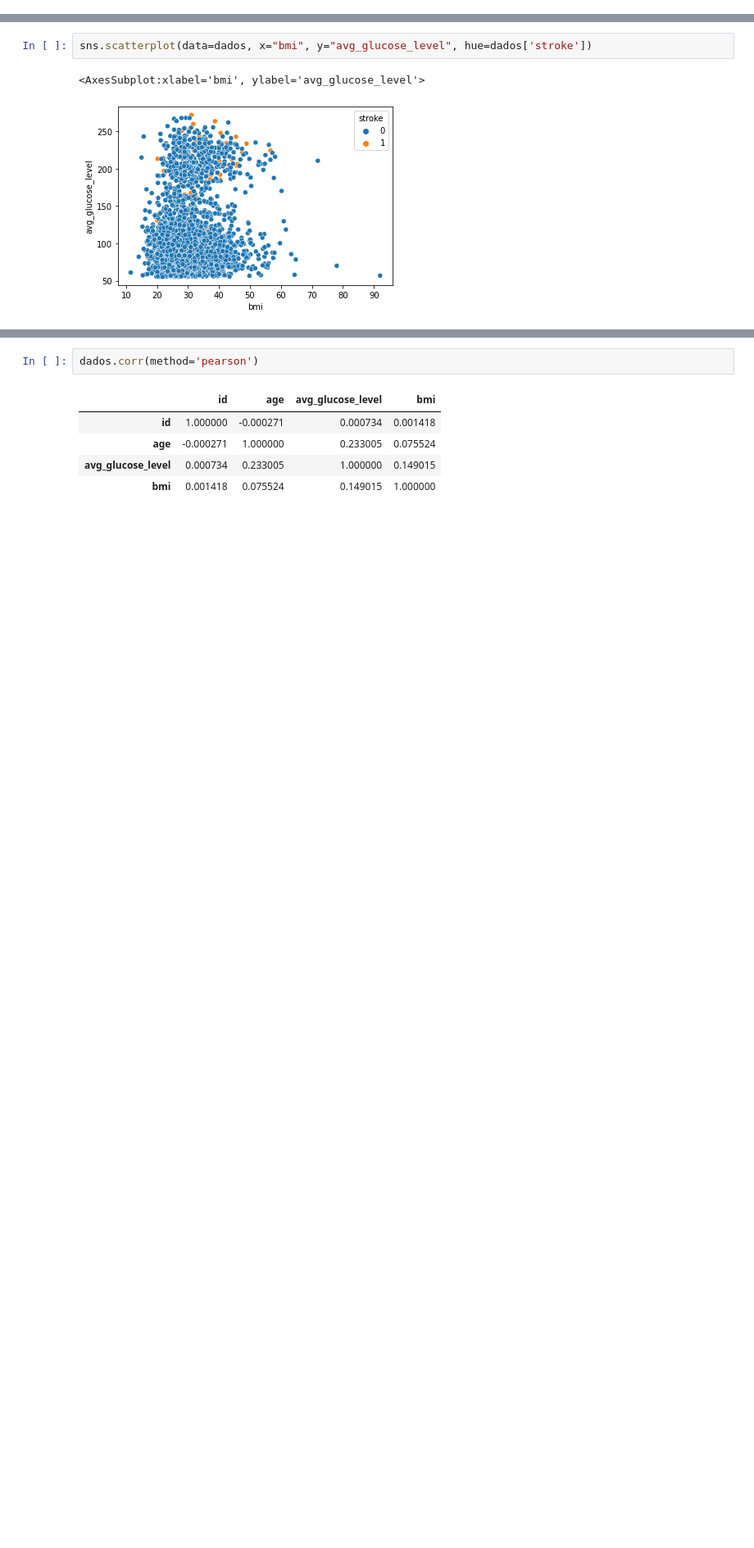
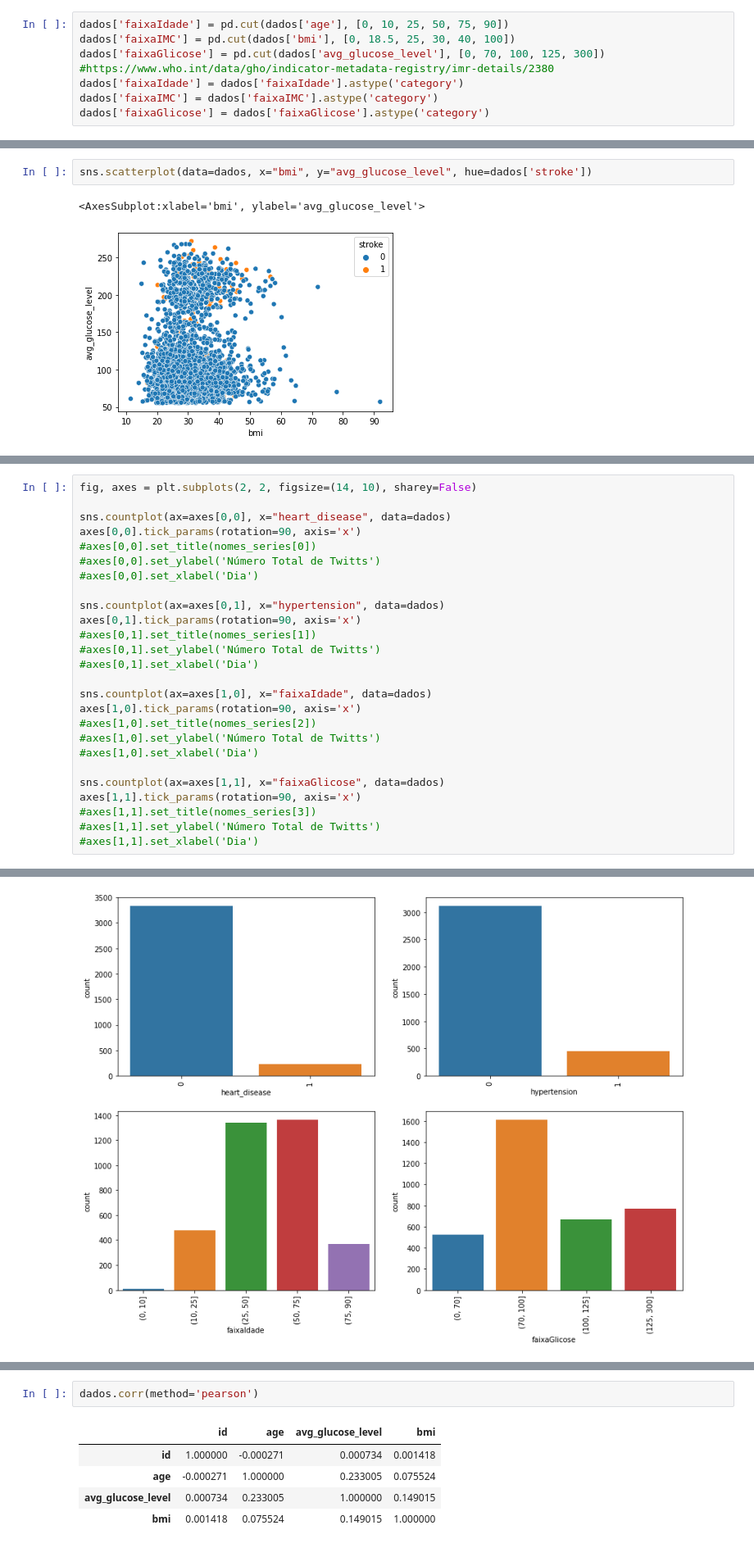
Before and after one commit to mariamaOlive/estatistica-residencia, a Jupyter notebook: projetoEstatisticaDescritiva.ipynb, the cells around one changed output, grey strips where cells are left out. Shown: that part at 82% size. Drawn from its saved outputs; the diff is of its cells as text; blank space fills up the shorter version.

```diff
--- a/projetoEstatisticaDescritiva.ipynb
+++ b/projetoEstatisticaDescritiva.ipynb
@@ -174,3 +179,11 @@ dados = dados[dados['gender']!="Other"]
+# %%
+dados['faixaIdade'] = pd.cut(dados['age'], [0, 10, 25, 50, 75, 90])
+dados['faixaIMC'] = pd.cut(dados['bmi'], [0, 18.5, 25, 30, 40, 100])
+dados['faixaGlicose'] = pd.cut(dados['avg_glucose_level'], [0, 70, 100, 125, 300])
+#https://www.who.int/data/gho/indicator-metadata-registry/imr-details/2380
+dados['faixaIdade'] = dados['faixaIdade'].astype('category')
+dados['faixaIMC'] = dados['faixaIMC'].astype('category')
+dados['faixaGlicose'] = dados['faixaGlicose'].astype('category')
 # %% [markdown]
 # Análise
 # %% [markdown]
@@ -222,0 +245,27 @@ sns.scatterplot(data=dados, x="bmi", y="avg_glucose_level", hue=dados['stroke'])
+# %%
+fig, axes = plt.subplots(2, 2, figsize=(14, 10), sharey=False)
+
+sns.countplot(ax=axes[0,0], x="heart_disease", data=dados)
+axes[0,0].tick_params(rotation=90, axis='x')
+#axes[0,0].set_title(nomes_series[0])
+#axes[0,0].set_ylabel('Número Total de Twitts')
+#axes[0,0].set_xlabel('Dia')
+
+sns.countplot(ax=axes[0,1], x="hypertension", data=dados)
+axes[0,1].tick_params(rotation=90, axis='x')
+#axes[0,1].set_title(nomes_series[1])
+#axes[0,1].set_ylabel('Número Total de Twitts')
+#axes[0,1].set_xlabel('Dia')
+
+sns.countplot(ax=axes[1,0], x="faixaIdade", data=dados)
+axes[1,0].tick_params(rotation=90, axis='x')
+#axes[1,0].set_title(nomes_series[2])
+#axes[1,0].set_ylabel('Número Total de Twitts')
+#axes[1,0].set_xlabel('Dia')
+
+sns.countplot(ax=axes[1,1], x="faixaGlicose", data=dados)
+axes[1,1].tick_params(rotation=90, axis='x')
+#axes[1,1].set_title(nomes_series[3])
+#axes[1,1].set_ylabel('Número Total de Twitts')
+#axes[1,1].set_xlabel('Dia')
+# %% [output]
@@ -222,0 +276 @@ sns.scatterplot(data=dados, x="bmi", y="avg_glucose_level", hue=dados['stroke'])
+[figure, added]
```
Also changed, not shown: parts of 10 cells of this notebook.
